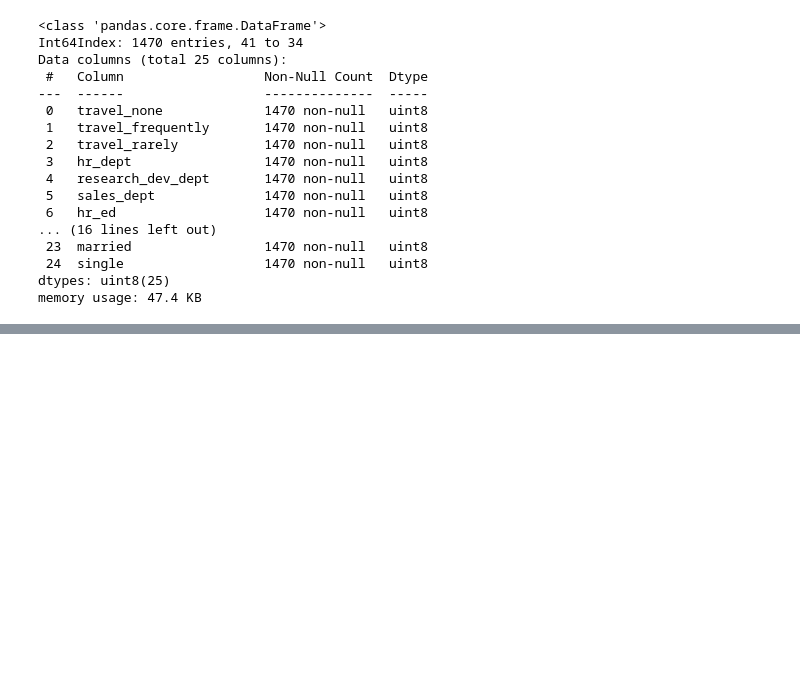
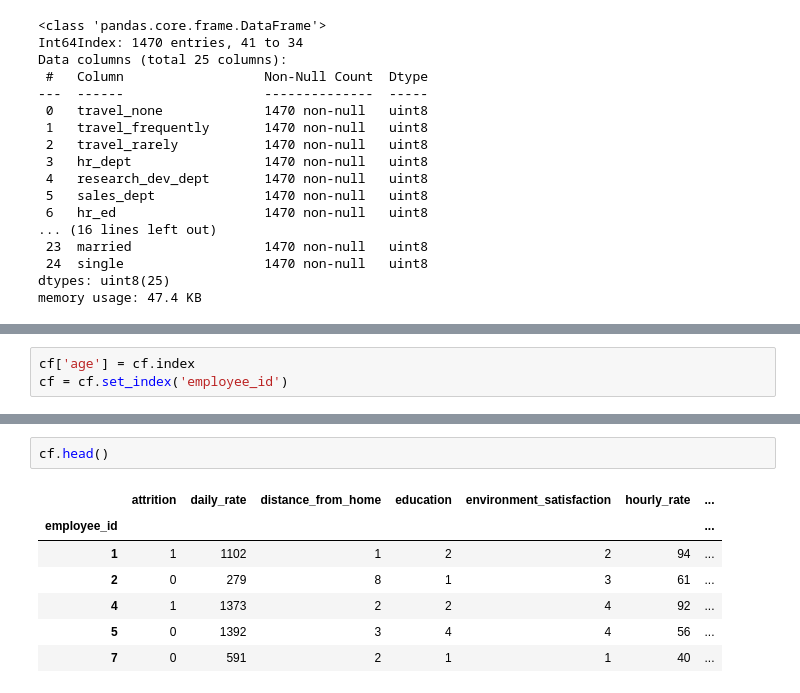
Before and after one commit to masonsherbondy/Individual-Project, a Jupyter notebook: workbook.ipynb, the cells around one changed output, grey strips where cells are left out. Drawn from its saved outputs; the diff is of its cells as text; blank space fills up the shorter version.

```diff
--- a/workbook.ipynb
+++ b/workbook.ipynb
@@ -442,0 +466,3 @@ NameError: name 'd' is not defined
+# %%
+cf['age'] = cf.index
+cf = cf.set_index('employee_id')
@@ -442,0 +489,10 @@ NameError: name 'd' is not defined
+# %%
+cf.head()
+# %% [output]
+|  | attrition | daily_rate | distance_from_home | education | environment_satisfaction | hourly_rate | ... |
+| employee_id |  |  |  |  |  |  | ... |
+| 1 | 1 | 1102 | 1 | 2 | 2 | 94 | ... |
+| 2 | 0 | 279 | 8 | 1 | 3 | 61 | ... |
+| 4 | 1 | 1373 | 2 | 2 | 4 | 92 | ... |
+| 5 | 0 | 1392 | 3 | 4 | 4 | 56 | ... |
+| 7 | 0 | 591 | 2 | 1 | 1 | 40 | ... |
```
Also changed, not shown: parts of 17 cells of this notebook, 3 other files.
